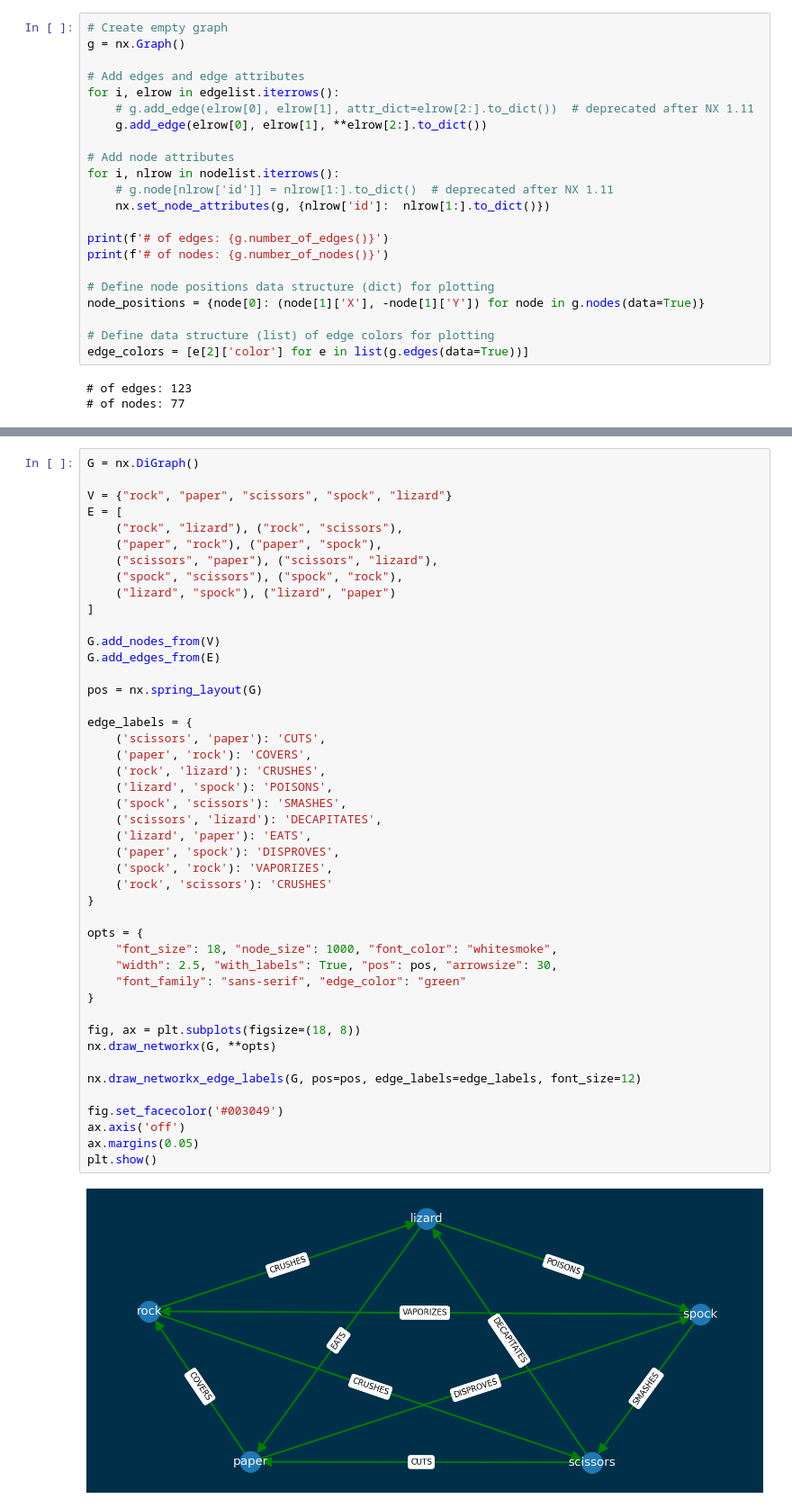
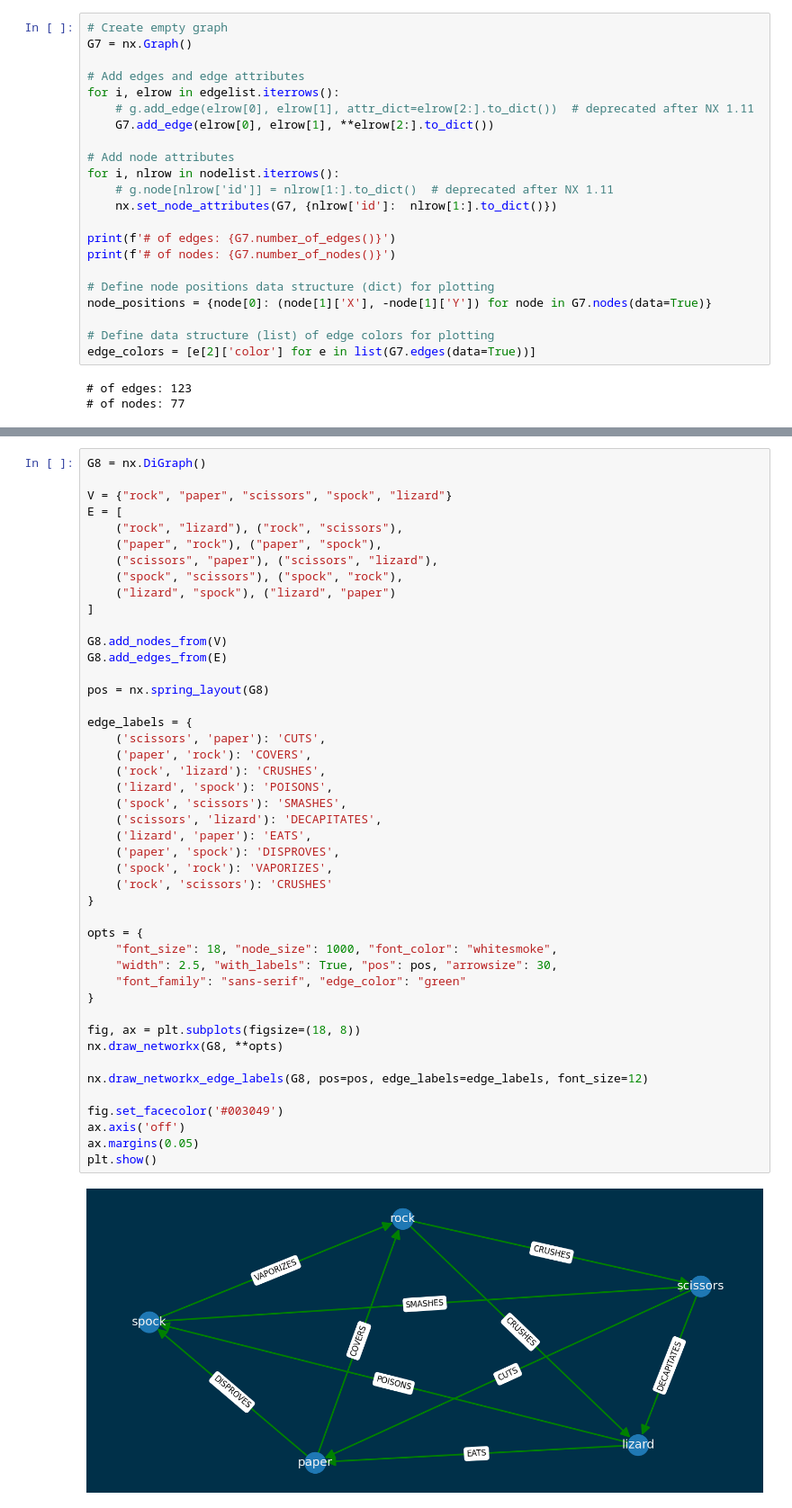
Before and after one commit to vitormeriat/graphs-are-awesome, a Jupyter notebook: blog/graph-theory-intro.ipynb, the cells around one changed output, grey strips where cells are left out. Shown at 90% size. Drawn from its saved outputs; the diff is of its cells as text.

```diff
--- a/blog/graph-theory-intro.ipynb
+++ b/blog/graph-theory-intro.ipynb
@@ -375,26 +442,26 @@ nodelist.head(5)
 | 4 | b_g | 1725 | 771 |
 # %%
 # Create empty graph
-g = nx.Graph()
+G7 = nx.Graph()
 
 # Add edges and edge attributes
 for i, elrow in edgelist.iterrows():
     # g.add_edge(elrow[0], elrow[1], attr_dict=elrow[2:].to_dict())  # deprecated after NX 1.11
-    g.add_edge(elrow[0], elrow[1], **elrow[2:].to_dict())
+    G7.add_edge(elrow[0], elrow[1], **elrow[2:].to_dict())
 
 # Add node attributes
 for i, nlrow in nodelist.iterrows():
     # g.node[nlrow['id']] = nlrow[1:].to_dict()  # deprecated after NX 1.11
-    nx.set_node_attributes(g, {nlrow['id']:  nlrow[1:].to_dict()})
+    nx.set_node_attributes(G7, {nlrow['id']:  nlrow[1:].to_dict()})
 
-print(f'# of edges: {g.number_of_edges()}')
-print(f'# of nodes: {g.number_of_nodes()}')
+print(f'# of edges: {G7.number_of_edges()}')
+print(f'# of nodes: {G7.number_of_nodes()}')
 
 # Define node positions data structure (dict) for plotting
-node_positions = {node[0]: (node[1]['X'], -node[1]['Y']) for node in g.nodes(data=True)}
+node_positions = {node[0]: (node[1]['X'], -node[1]['Y']) for node in G7.nodes(data=True)}
 
 # Define data structure (list) of edge colors for plotting
-edge_colors = [e[2]['color'] for e in list(g.edges(data=True))]
+edge_colors = [e[2]['color'] for e in list(G7.edges(data=True))]
 # %% [output]
 # of edges: 123
 # of nodes: 77
@@ -412,7 +479,7 @@ plt.show()
 # %% [output]
 [figure]
 # %%
-G = nx.DiGraph()
+G8 = nx.DiGraph()
 
 V = {"rock", "paper", "scissors", "spock", "lizard"}
 E = [
@@ -423,38 +490,38 @@ E = [
     ("lizard", "spock"), ("lizard", "paper")
 ]
 
-G.add_nodes_from(V)
-G.add_edges_from(E)
+G8.add_nodes_from(V)
+G8.add_edges_from(E)
 
-pos = nx.spring_layout(G)
+pos = nx.spring_layout(G8)
 
 edge_labels = {
     ('scissors', 'paper'): 'CUTS',
     ('paper', 'rock'): 'COVERS',
     ('rock', 'lizard'): 'CRUSHES',
     ('lizard', 'spock'): 'POISONS',
     ('spock', 'scissors'): 'SMASHES',
     ('scissors', 'lizard'): 'DECAPITATES',
     ('lizard', 'paper'): 'EATS',
     ('paper', 'spock'): 'DISPROVES',
     ('spock', 'rock'): 'VAPORIZES',
     ('rock', 'scissors'): 'CRUSHES'
 }
 
 opts = {
     "font_size": 18, "node_size": 1000, "font_color": "whitesmoke",
     "width": 2.5, "with_labels": True, "pos": pos, "arrowsize": 30,
     "font_family": "sans-serif", "edge_color": "green"
 }
 
 fig, ax = plt.subplots(figsize=(18, 8))
-nx.draw_networkx(G, **opts)
+nx.draw_networkx(G8, **opts)
 
-nx.draw_networkx_edge_labels(G, pos=pos, edge_labels=edge_labels, font_size=12)
+nx.draw_networkx_edge_labels(G8, pos=pos, edge_labels=edge_labels, font_size=12)
 
 fig.set_facecolor('#003049')
 ax.axis('off')
 ax.margins(0.05)
 plt.show()
 # %% [output]
-[figure, old version]
+[figure, new version]
```
Also changed, not shown: parts of 17 cells of this notebook, 1 other file.
